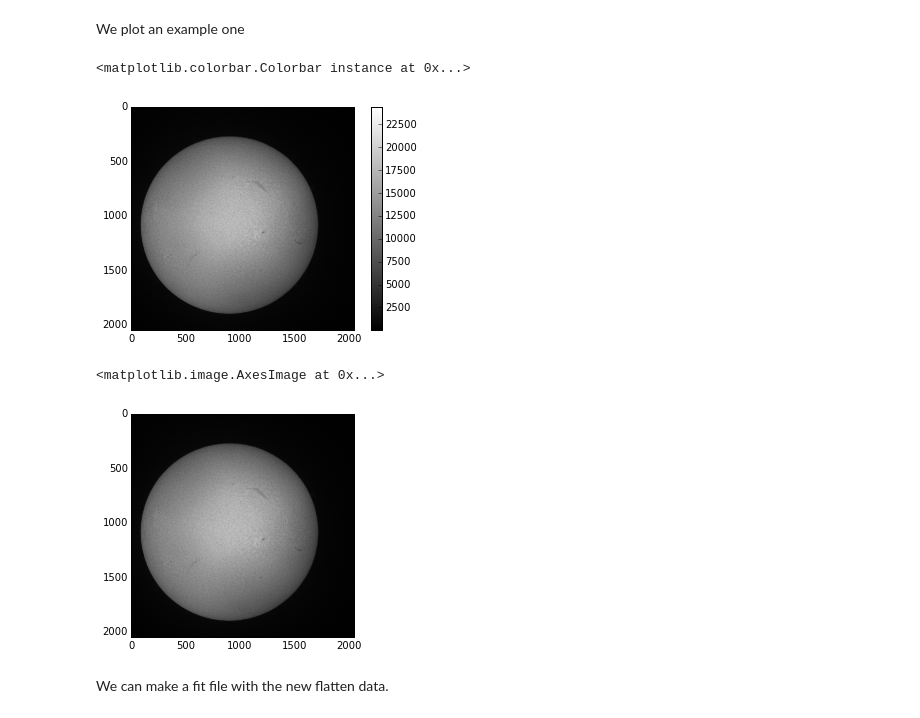
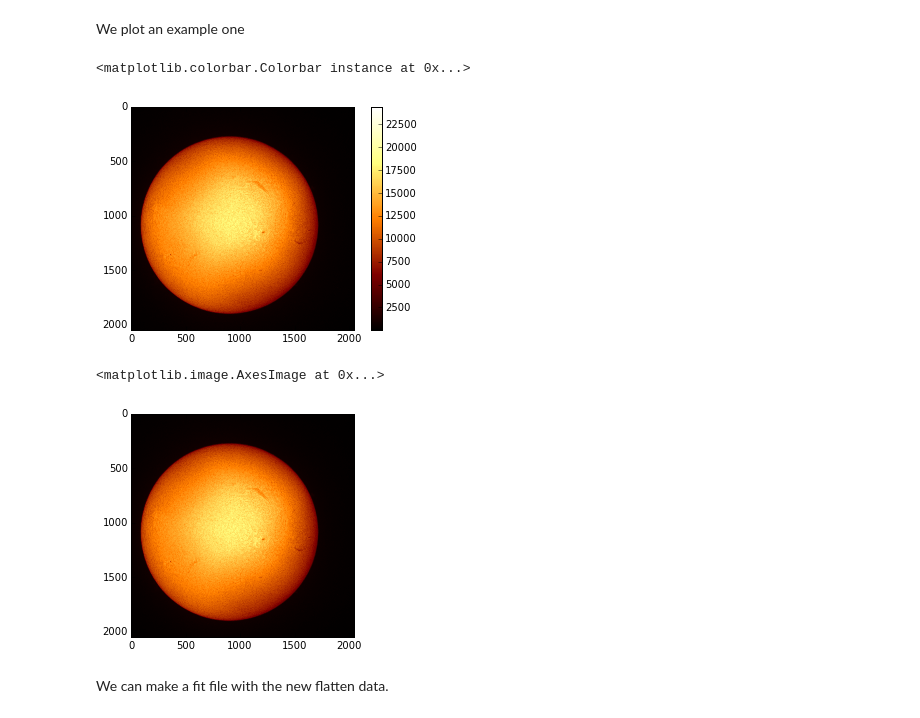
Before and after one commit to manuelmarcano22/TPCoronograph, a Jupyter notebook: l1anal.ipynb, the cells around one changed output. Drawn from its saved outputs; the diff is of its cells as text; code cells hidden in the pictures.

```diff
--- a/l1anal.ipynb
+++ b/l1anal.ipynb
@@ -16,16 +16,16 @@ flatteddatal1 = allimagedata - darksmedia
 # %% [markdown]
 We plot an example one
 # %%
-plt.imshow(flatteddatal1[0],cmap='gray')
+plt.imshow(flatteddatal1[0],cmap='afmhot')
 plt.colorbar()
 # %% [output]
 <matplotlib.colorbar.Colorbar instance at 0x...>
-[figure, old version]
+[figure, new version]
 # %%
-plt.imshow(allimagedata[0],cmap='gray')
+plt.imshow(allimagedata[0],cmap='afmhot')
 # %% [output]
 <matplotlib.image.AxesImage at 0x...>
-[figure, old version]
+[figure, new version]
 # %% [markdown]
 We can make a fit file with the new flatten data.
 # %%
```
Also changed, not shown: parts of 10 cells of this notebook, 1 other file.
